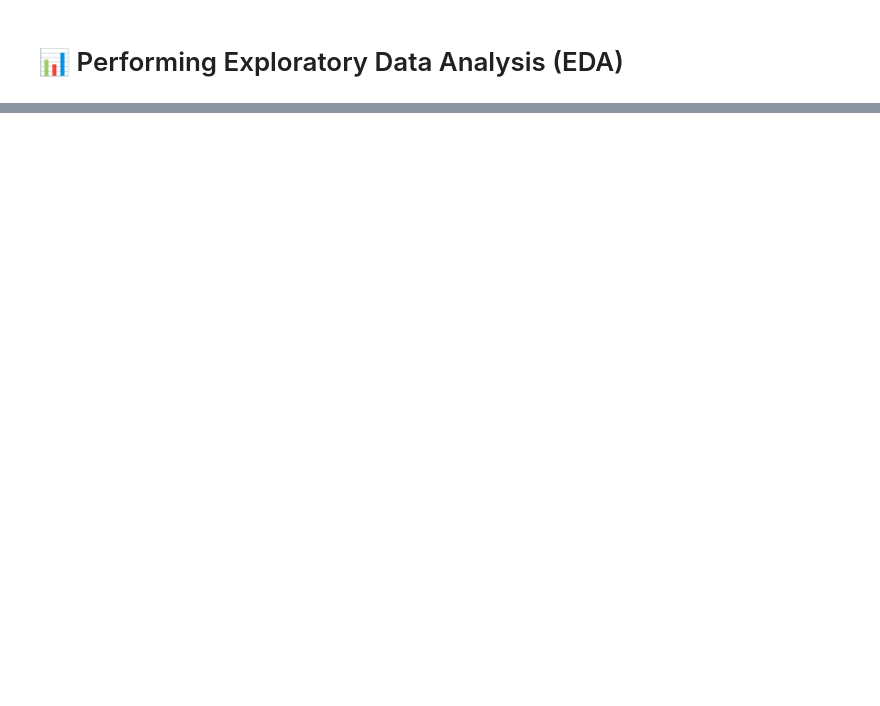
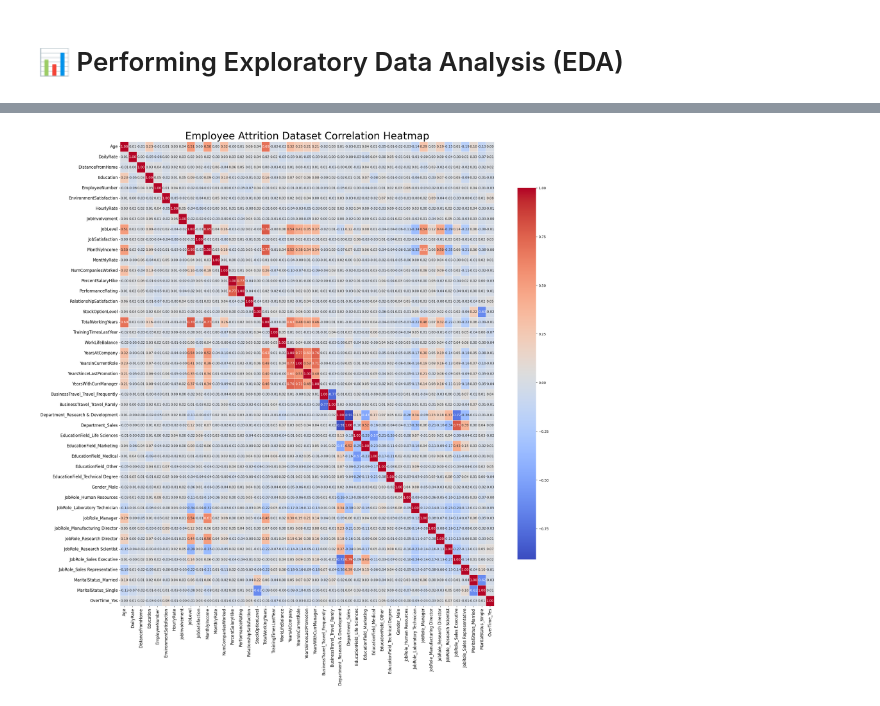
Before and after one commit to sujainyadav/-Employee-Attrition-Performance, a Jupyter notebook: Employee Attrition & Performance .ipynb, the cells around one changed output, grey strips where cells are left out. Cells and saved outputs as stored; diff of their text form; code cells hidden in the pictures; blank space fills up the shorter version.

```diff
--- a/Employee Attrition & Performance .ipynb
+++ b/Employee Attrition & Performance .ipynb
@@ -319,0 +349,17 @@ ValueError: could not convert string to float: 'Travel_Rarely'
+# %%
+plt.figure(figsize=(25, 25))
+
+sns.heatmap(
+    x_train.select_dtypes(include="number").corr(),
+    annot=True,
+    cmap="coolwarm",
+    fmt=".2f", linewidths=0.5,
+    annot_kws={"size": 10},
+    cbar_kws={"shrink": 0.8}
+)
+plt.xticks(fontsize=12, rotation=90)
+plt.yticks(fontsize=12, rotation=0)
+plt.title("Employee Attrition Dataset Correlation Heatmap", fontsize=30)
+plt.show()
+# %% [output]
+[figure, added]
```
Also changed, not shown: parts of 9 cells of this notebook.
